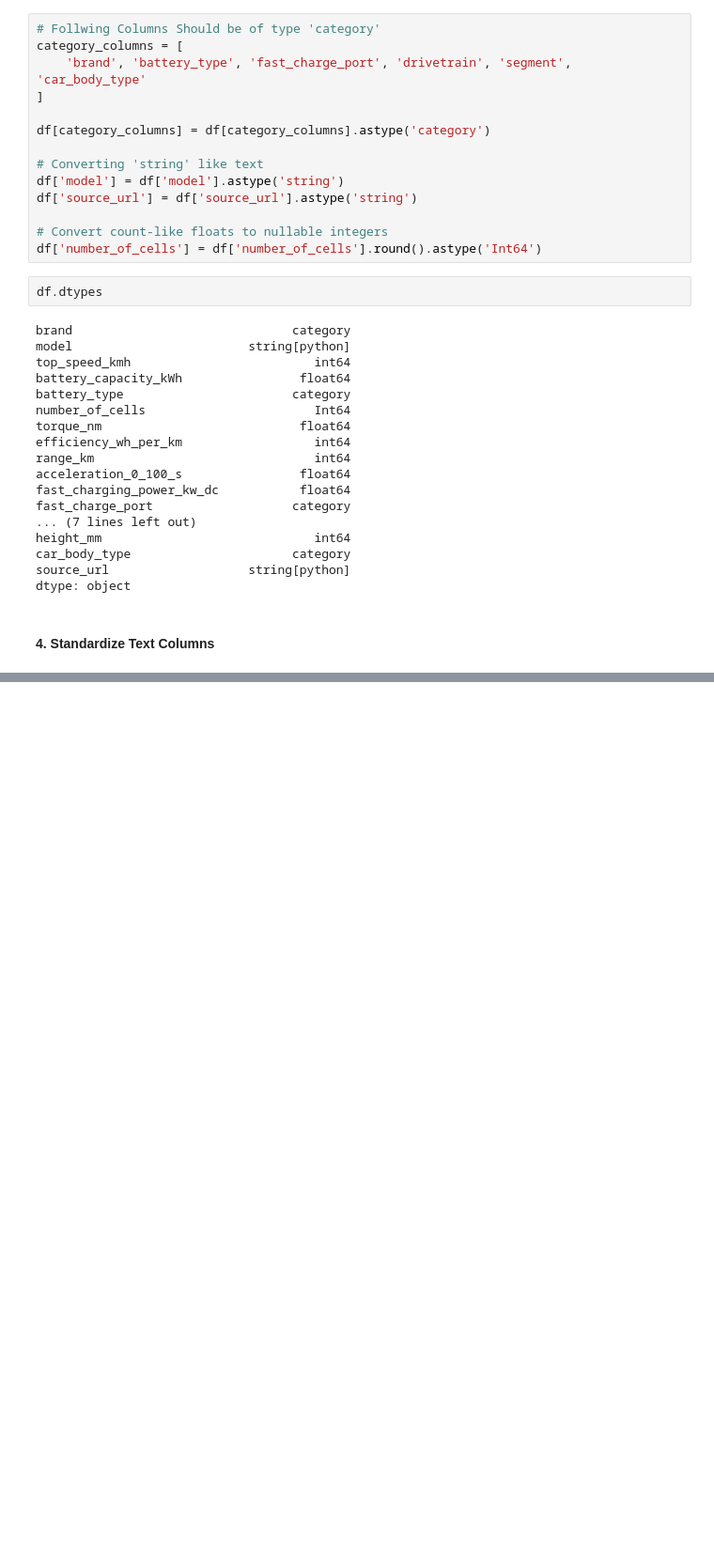
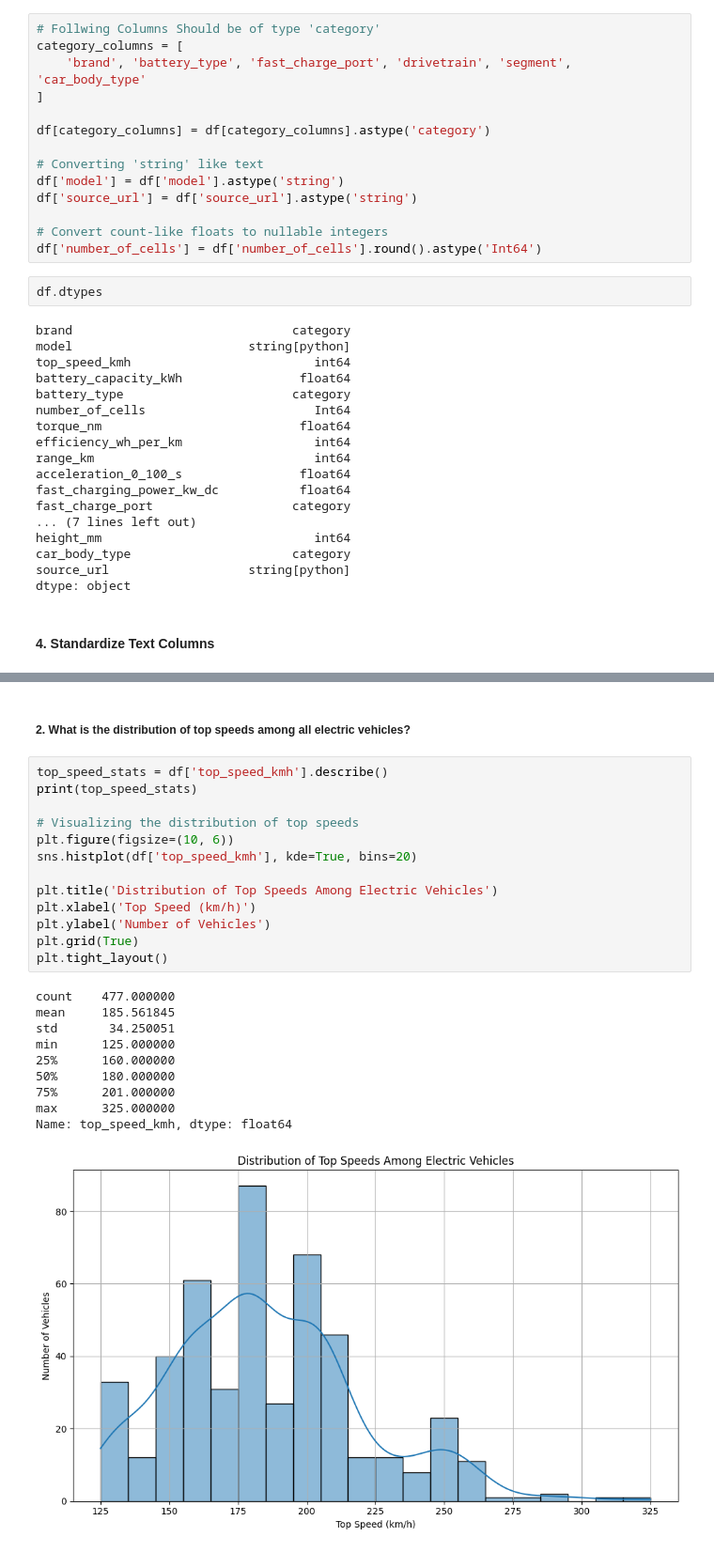
Before and after one commit to MHassan05/Electric-Vehicle-Data-Exploration, a Jupyter notebook: analysis.ipynb, the cells around one changed output, grey strips where cells are left out. Shown at 94% size. Drawn from its saved outputs; the diff is of its cells as text; blank space fills up the shorter version.

```diff
--- a/analysis.ipynb
+++ b/analysis.ipynb
@@ -275,0 +314,26 @@ Unique values in 'car_body_type': [nan]
+# %% [markdown]
+##### 2. What is the distribution of top speeds among all electric vehicles?
+# %%
+top_speed_stats = df['top_speed_kmh'].describe()
+print(top_speed_stats)
+
+# Visualizing the distribution of top speeds
+plt.figure(figsize=(10, 6))
+sns.histplot(df['top_speed_kmh'], kde=True, bins=20)
+
+plt.title('Distribution of Top Speeds Among Electric Vehicles')
+plt.xlabel('Top Speed (km/h)')
+plt.ylabel('Number of Vehicles')
+plt.grid(True)
+plt.tight_layout()
+# %% [output]
+count    477.000000
+mean     185.561845
+std       34.250051
+min      125.000000
+25%      160.000000
+50%      180.000000
+75%      201.000000
+max      325.000000
+Name: top_speed_kmh, dtype: float64
+[figure, added]
```
Also changed, not shown: parts of 19 cells of this notebook, 3 other files.
